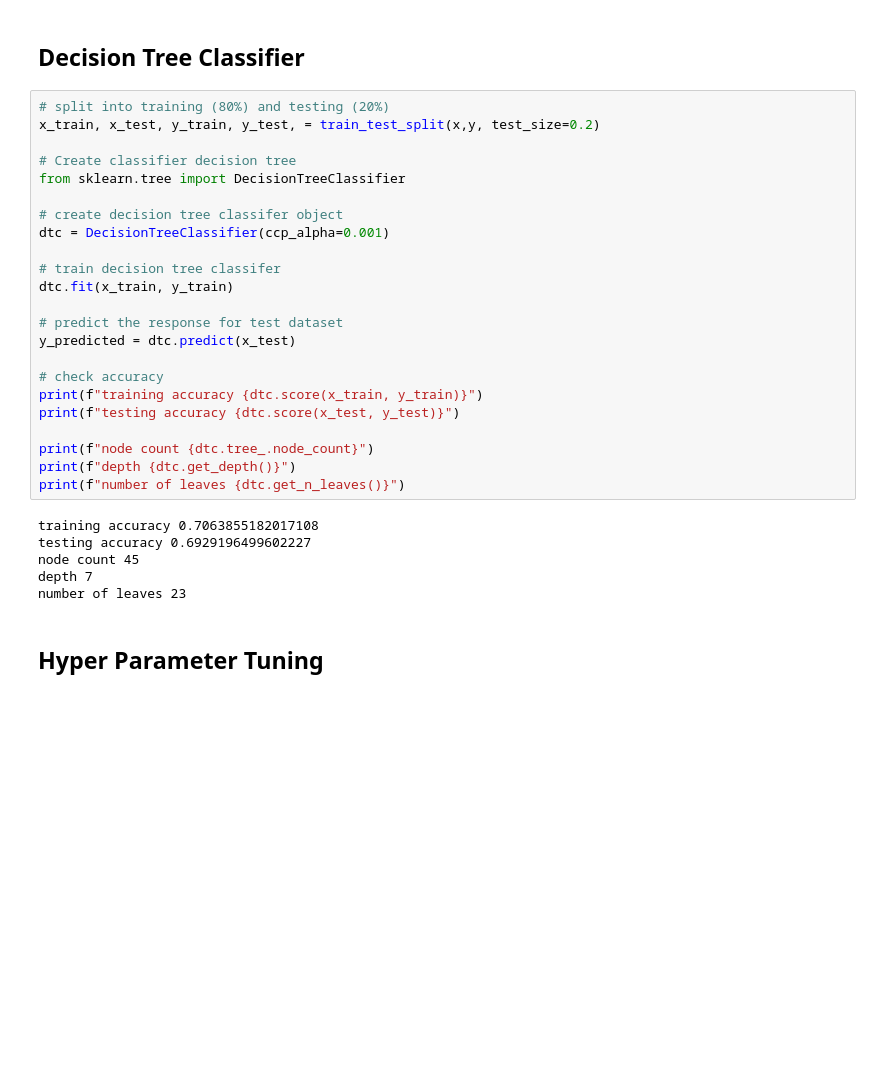
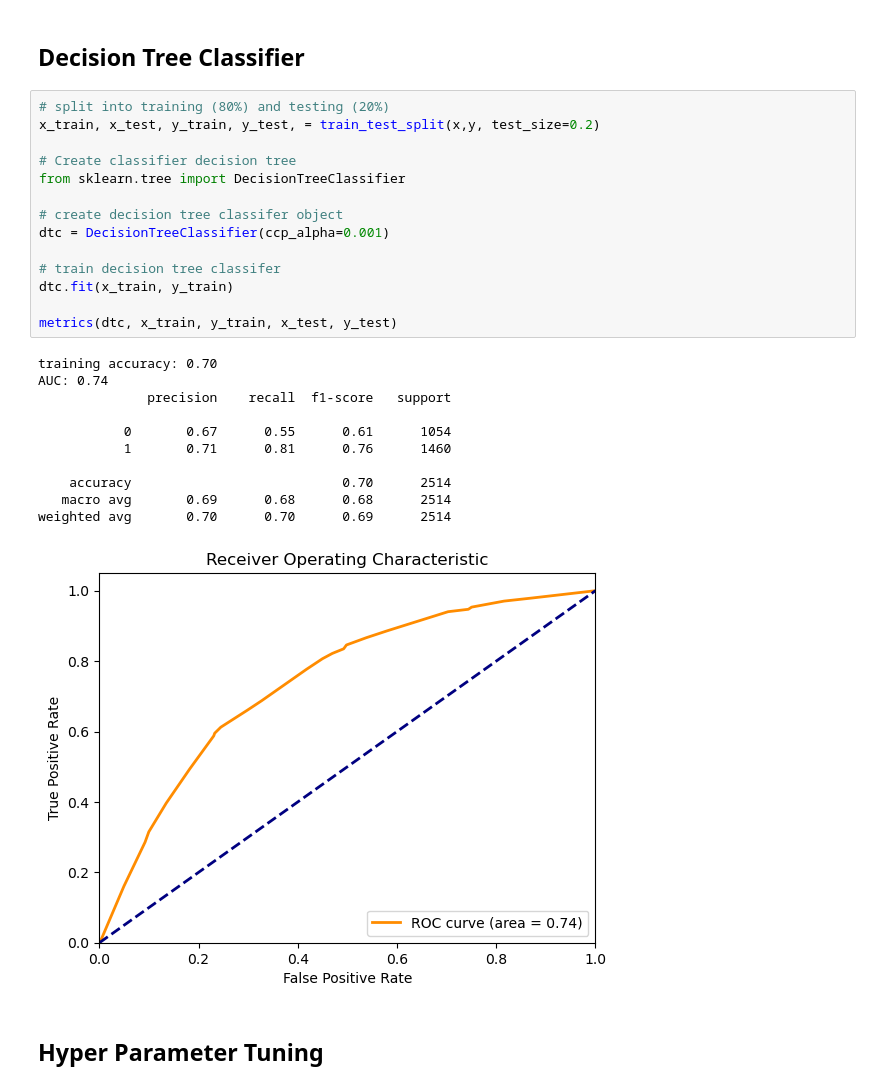
Before and after one commit to Hussain-Aziz/CMP466-Project, a Jupyter notebook: project.ipynb, the cells around one changed output. Cells and saved outputs as stored; diff of their text form; blank space fills up the shorter version.

```diff
--- a/project.ipynb
+++ b/project.ipynb
@@ -251,32 +287,29 @@ x = df.to_numpy()
 # %%
 # split into training (80%) and testing (20%)
 x_train, x_test, y_train, y_test, = train_test_split(x,y, test_size=0.2)
 
 # Create classifier decision tree
 from sklearn.tree import DecisionTreeClassifier
 
 # create decision tree classifer object
 dtc = DecisionTreeClassifier(ccp_alpha=0.001)
 
 # train decision tree classifer
 dtc.fit(x_train, y_train)
 
-# predict the response for test dataset
-y_predicted = dtc.predict(x_test)
-
-# check accuracy
-print(f"training accuracy {dtc.score(x_train, y_train)}")
-print(f"testing accuracy {dtc.score(x_test, y_test)}")
-
-print(f"node count {dtc.tree_.node_count}")
-print(f"depth {dtc.get_depth()}")
-print(f"number of leaves {dtc.get_n_leaves()}")
+metrics(dtc, x_train, y_train, x_test, y_test)
 # %% [output]
-training accuracy 0.7063855182017108
-testing accuracy 0.6929196499602227
-node count 45
-depth 7
-number of leaves 23
+training accuracy: 0.70
+AUC: 0.74
+              precision    recall  f1-score   support
+
+           0       0.67      0.55      0.61      1054
+           1       0.71      0.81      0.76      1460
+
+    accuracy                           0.70      2514
+   macro avg       0.69      0.68      0.68      2514
+weighted avg       0.70      0.70      0.69      2514
+[figure, added]
 # %% [markdown]
 ## Hyper Parameter Tuning
 # %%
```
Also changed, not shown: parts of 1 cell of this notebook, 1 other file.
